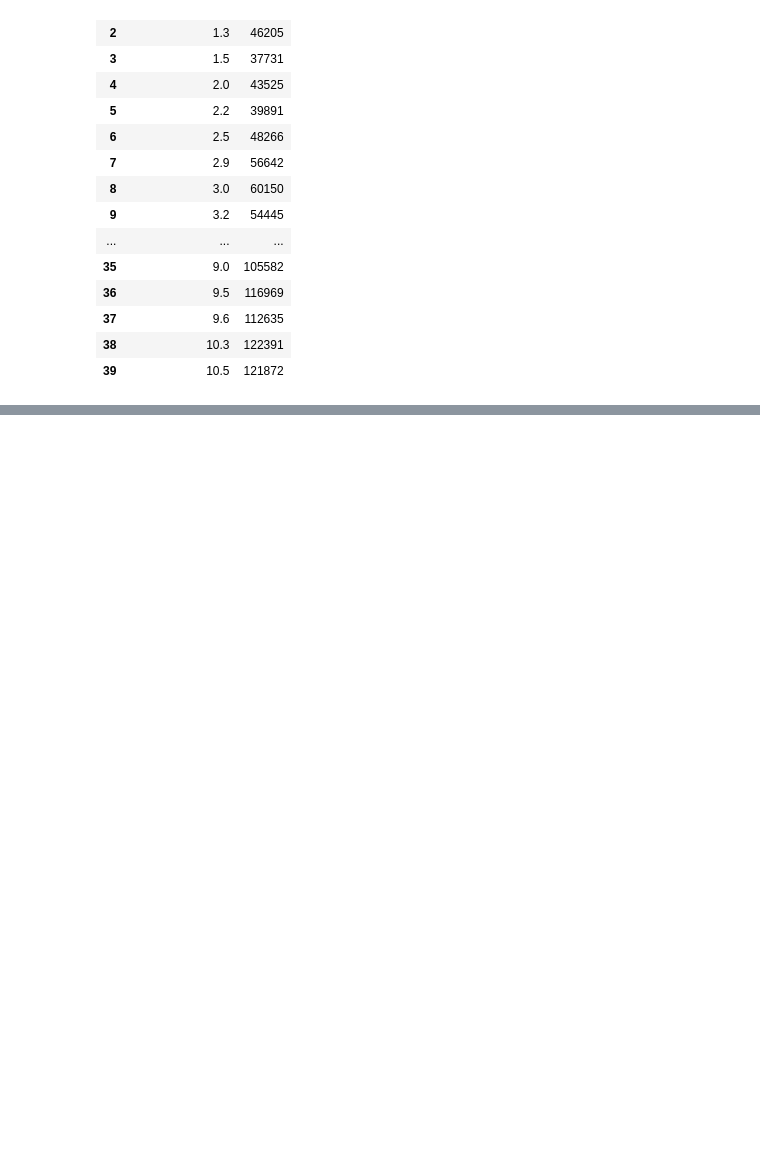
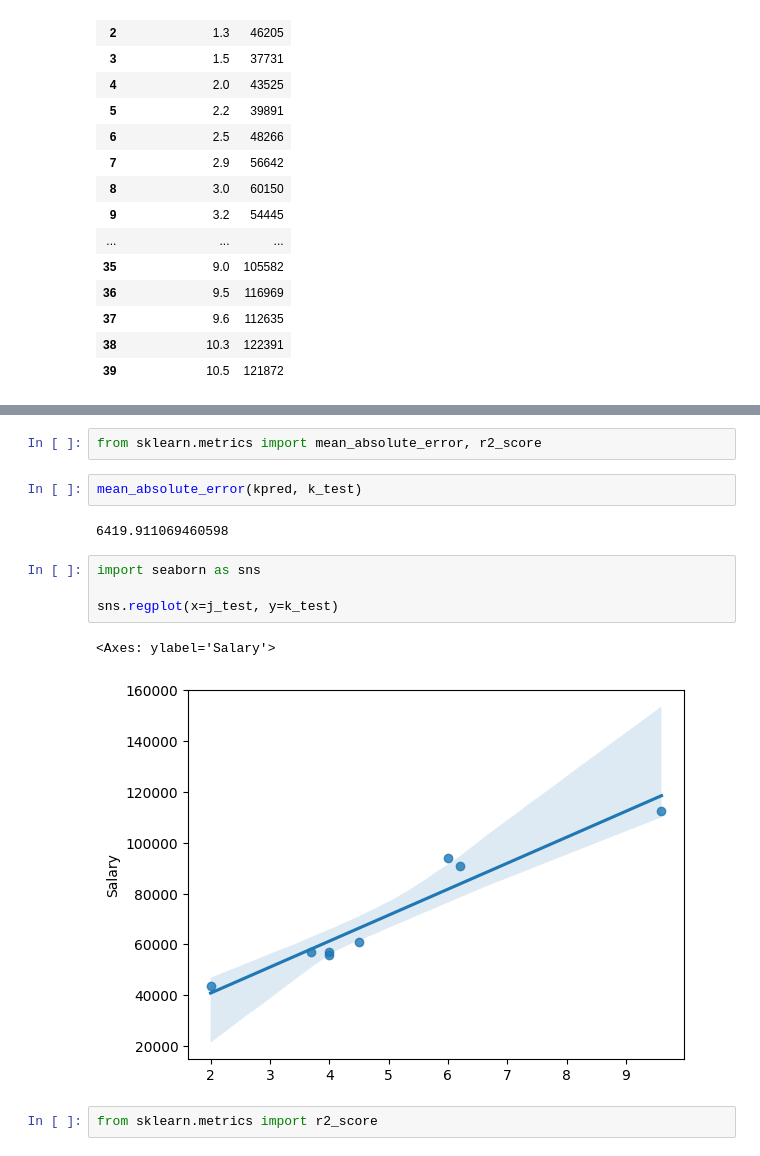
Before and after one commit to AI-2nd-years/Linear-Regression, a Jupyter notebook: regression_deborah.ipynb, the cells around one changed output, grey strips where cells are left out. Cells and saved outputs as stored; diff of their text form; blank space fills up the shorter version.

```diff
--- a/regression_deborah.ipynb
+++ b/regression_deborah.ipynb
@@ -36,0 +137,15 @@ md
+# %%
+from sklearn.metrics import mean_absolute_error, r2_score
+# %%
+mean_absolute_error(kpred, k_test)
+# %% [output]
+6419.911069460598
+# %%
+import seaborn as sns
+
+sns.regplot(x=j_test, y=k_test)
+# %% [output]
+<Axes: ylabel='Salary'>
+[figure, added]
+# %%
+from sklearn.metrics import r2_score
```
Also changed, not shown: parts of 23 cells of this notebook.
